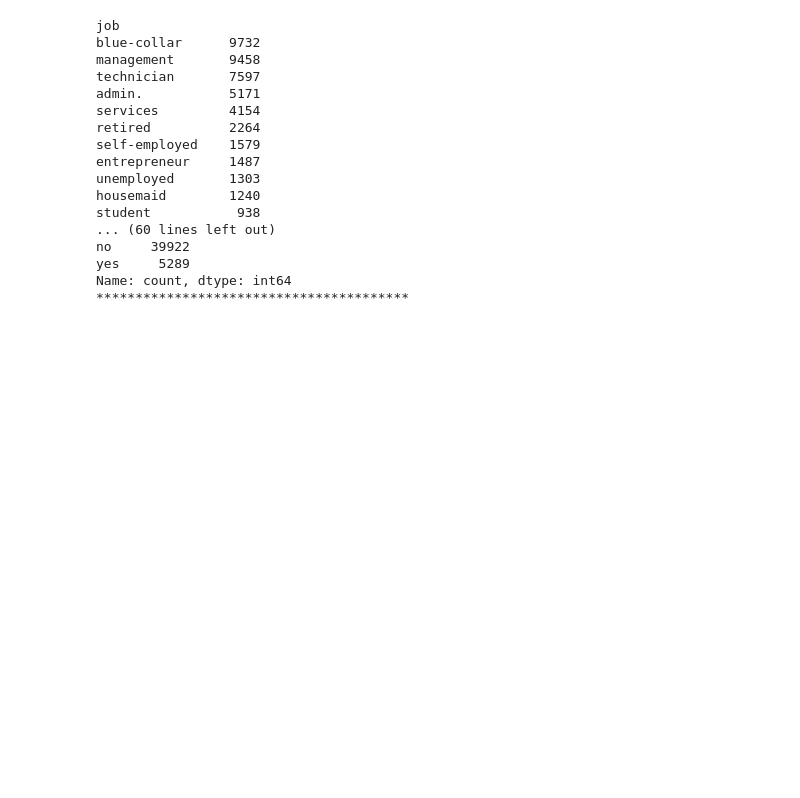
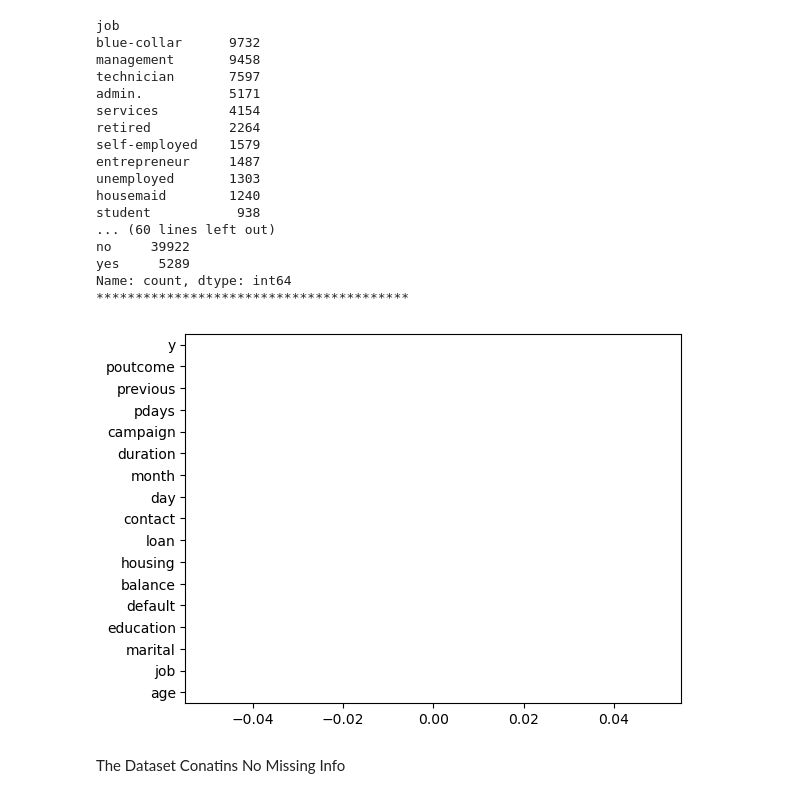
Before and after one commit to Frisk516/BankMarketing_MLModel, a Jupyter notebook: Model.ipynb, the cells around one changed output. Drawn from its saved outputs; the diff is of its cells as text; code cells hidden in the pictures; blank space fills up the shorter version.

```diff
--- a/Model.ipynb
+++ b/Model.ipynb
@@ -148,3 +148,13 @@ no     39922
 yes     5289
 Name: count, dtype: int64
 ****************************************
+# %%
+#checking missing info if any
+
+df.isnull().sum().plot(kind='barh')
+plt.show()
+# %% [output]
+[figure, added]
+# %% [markdown]
+
+The Dataset Conatins No Missing Info
```
Also changed, not shown: parts of 1 cell of this notebook.
